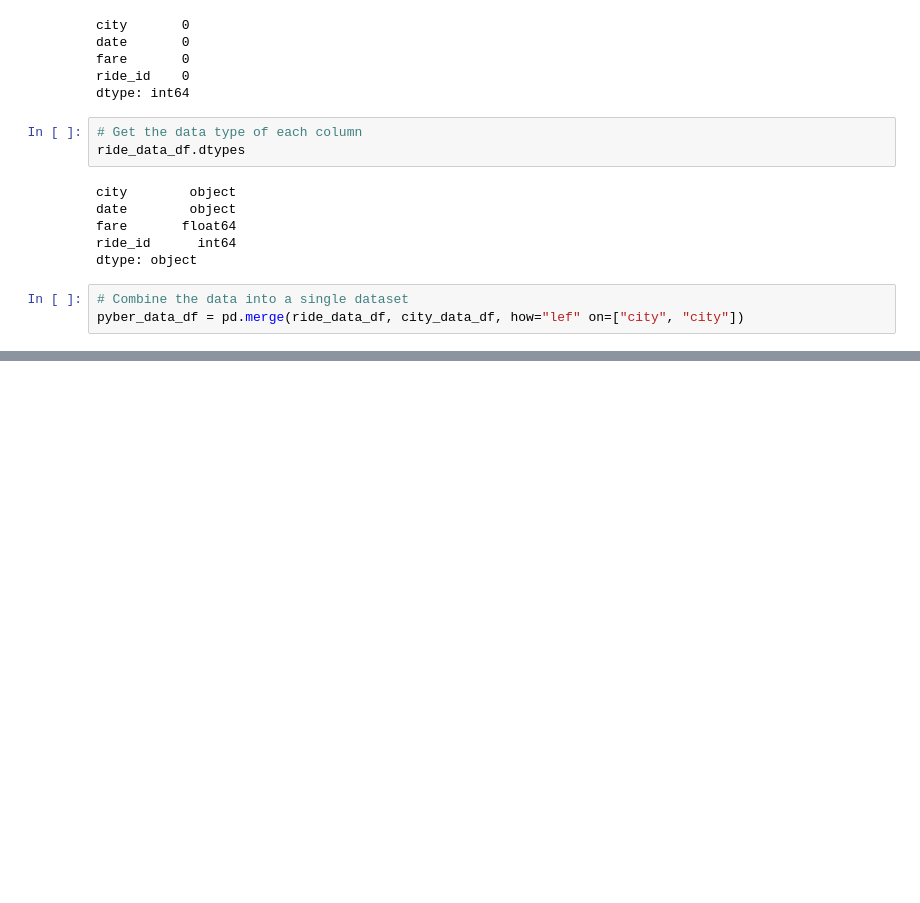
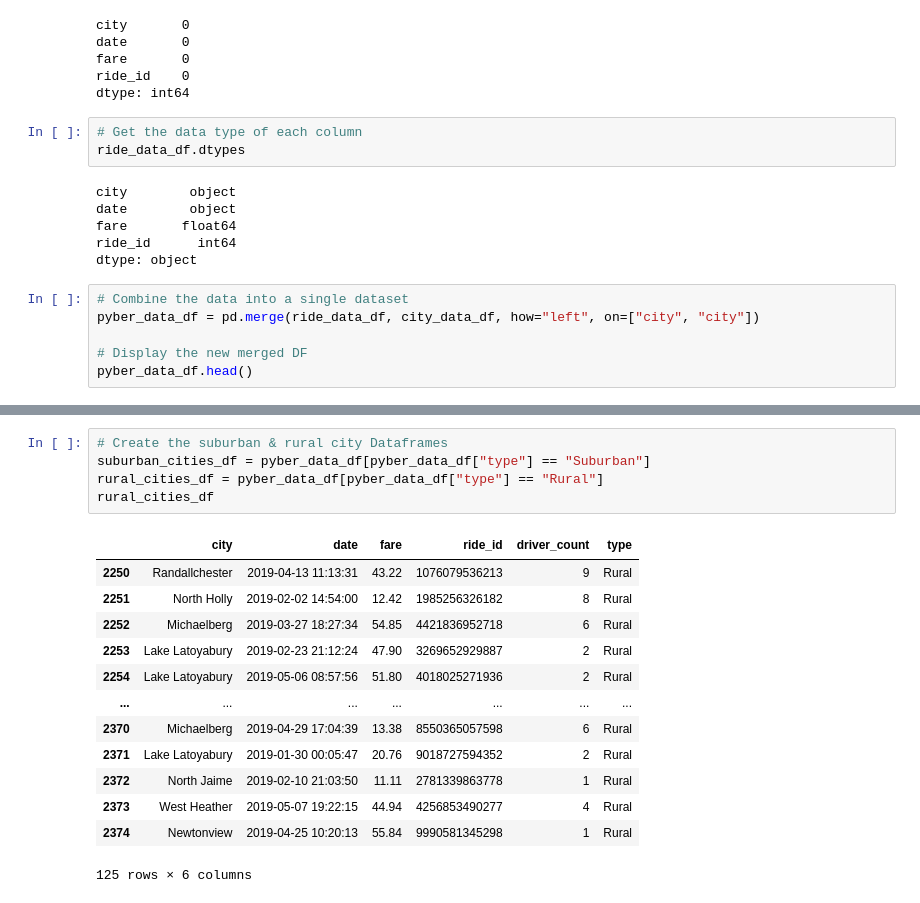
Before and after one commit to ccastanette/PyBer_Analysis, a Jupyter notebook: PyBer.ipynb, the cells around one changed output, grey strips where cells are left out. Drawn from its saved outputs; the diff is of its cells as text; blank space fills up the shorter version.

```diff
--- a/PyBer.ipynb
+++ b/PyBer.ipynb
@@ -110,4 +110,7 @@ ride_id      int64
 dtype: object
 # %%
 # Combine the data into a single dataset
-pyber_data_df = pd.merge(ride_data_df, city_data_df, how="lef" on=["city", "city"])
+pyber_data_df = pd.merge(ride_data_df, city_data_df, how="left", on=["city", "city"])
+
+# Display the new merged DF
+pyber_data_df.head()
@@ -113,0 +135,19 @@ pyber_data_df = pd.merge(ride_data_df, city_data_df, how="lef" on=["city", "city
+# %%
+# Create the suburban & rural city Dataframes
+suburban_cities_df = pyber_data_df[pyber_data_df["type"] == "Suburban"]
+rural_cities_df = pyber_data_df[pyber_data_df["type"] == "Rural"]
+rural_cities_df
+# %% [output]
+|  | city | date | fare | ride_id | driver_count | type |
+| 2250 | Randallchester | 2019-04-13 11:13:31 | 43.22 | 1076079536213 | 9 | Rural |
+| 2251 | North Holly | 2019-02-02 14:54:00 | 12.42 | 1985256326182 | 8 | Rural |
+| 2252 | Michaelberg | 2019-03-27 18:27:34 | 54.85 | 4421836952718 | 6 | Rural |
+| 2253 | Lake Latoyabury | 2019-02-23 21:12:24 | 47.90 | 3269652929887 | 2 | Rural |
+| 2254 | Lake Latoyabury | 2019-05-06 08:57:56 | 51.80 | 4018025271936 | 2 | Rural |
+| ... | ... | ... | ... | ... | ... | ... |
+| 2370 | Michaelberg | 2019-04-29 17:04:39 | 13.38 | 8550365057598 | 6 | Rural |
+| 2371 | Lake Latoyabury | 2019-01-30 00:05:47 | 20.76 | 9018727594352 | 2 | Rural |
+| 2372 | North Jaime | 2019-02-10 21:03:50 | 11.11 | 2781339863778 | 1 | Rural |
+| 2373 | West Heather | 2019-05-07 19:22:15 | 44.94 | 4256853490277 | 4 | Rural |
+| 2374 | Newtonview | 2019-04-25 10:20:13 | 55.84 | 9990581345298 | 1 | Rural |
+125 rows × 6 columns
```
Also changed, not shown: parts of 12 cells of this notebook, 1 other file.
